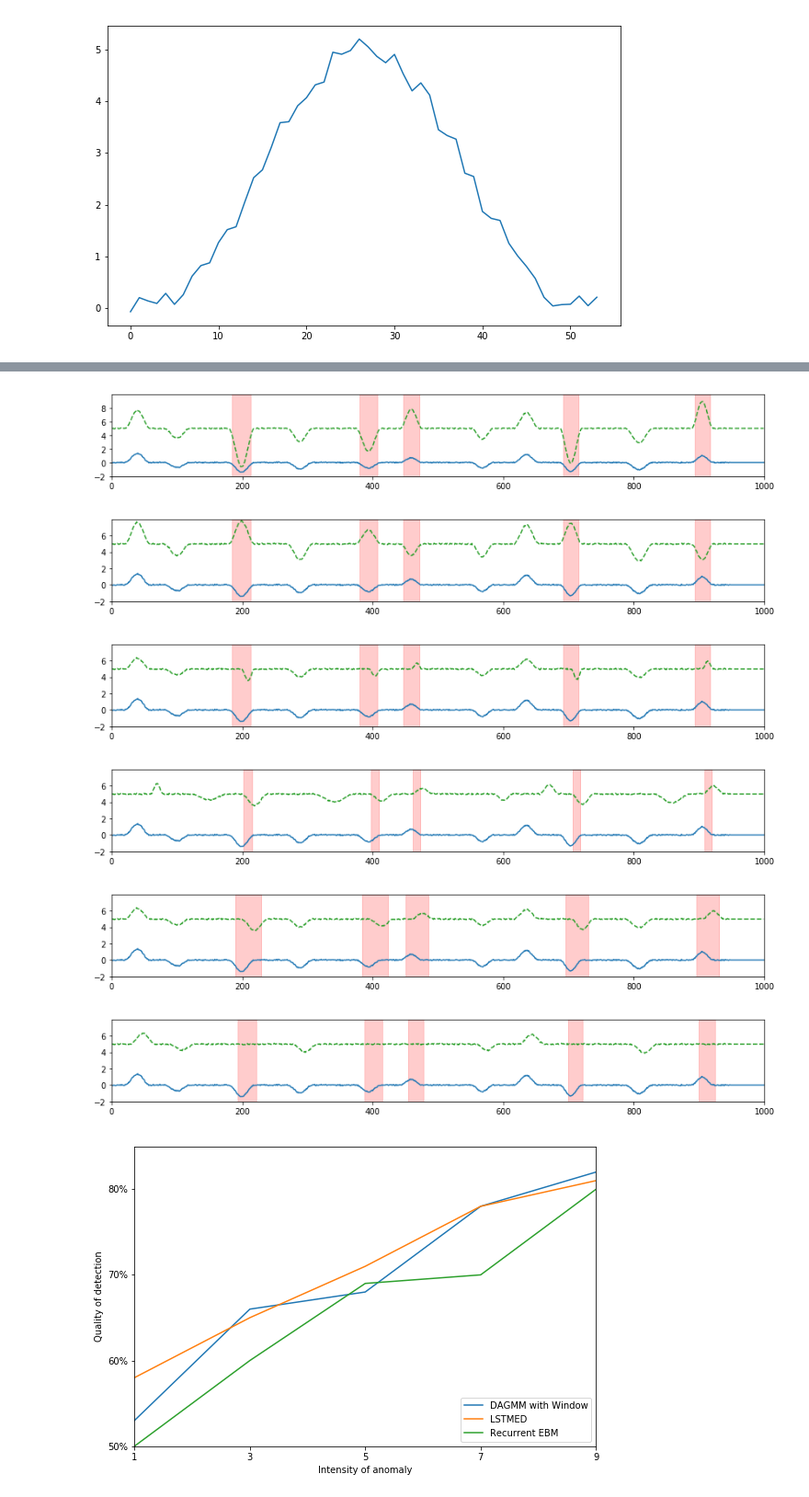
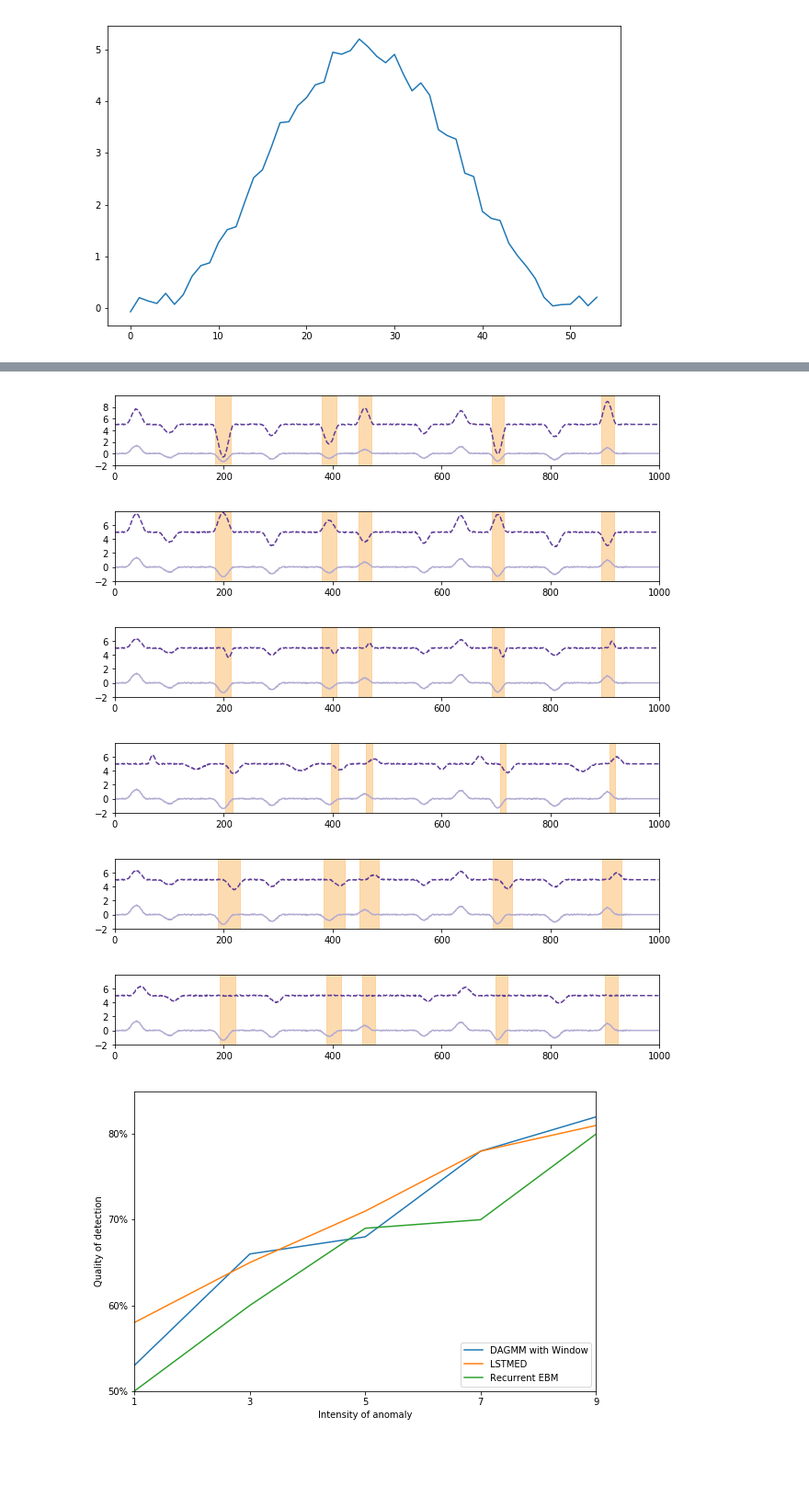
Before and after one commit to KDD-OpenSource/DeepADoTS, a Jupyter notebook: notebooks/3.0-tk-data-generation.ipynb, the cells around one changed output, grey strips where cells are left out. Shown at 92% size. Saved outputs shown, nothing was run; the diff lists cells and outputs as text; code cells hidden in the pictures; blank space fills up the shorter version.

```diff
--- a/notebooks/3.0-tk-data-generation.ipynb
+++ b/notebooks/3.0-tk-data-generation.ipynb
@@ -53,51 +50,57 @@ fig.savefig('fixed-xor-labelling.pdf')
+# %%
+COLOR_DIM1 = '#b2abd2'  # lightblue
+COLOR_DIM2 = '#5e3c99'  # darkblue / purple
+COLOR_ANOM = '#fdb863'  # lightorange
+ALPHA_ANOM = 0.5
 # %%
 random_seed = 55
 
 def plot_dataset(X_train, X_test, y_test, title, show_legend=False):
-    fig, ax = plt.subplots(1, 1, figsize=(12, 2))
+    fig, ax = plt.subplots(1, 1, figsize=(9, 1.6))
     # X_train.rename(columns={0: 'Dimension 1', 1: 'Dimension 2'}).plot(ax=axes[0], legend=show_legend)
-    X_test[0].plot(ax=ax, legend=show_legend, color='C0', linestyle='-')
-    X_test[1].plot(ax=ax, legend=show_legend, color='C2', linestyle='--')
     ax.set_xlim((0, 1000))
     # Same range for all plots (avoid outside of range values)
     ax.set_ylim((-2, max(8, math.ceil(max(X_test[1] + 0.1)))))
     ax.set_yticks(np.arange(-2, ax.get_ylim()[1], 2))
 #     axes[0].set_ylim((-5, 6))
 #     axes[1].set_ylim((-5, 6))
 
     starts = np.arange(0, len(y_test))[(y_test == 1) & (y_test.shift(1) == 0)]
     ends = np.arange(0, len(y_test))[(y_test == 1) & (y_test.shift(-1) == 0)]
     for start_idx, end_idx in zip(starts, ends):
-        ax.axvspan(start_idx, end_idx, alpha=0.2, color='red')
+        ax.axvspan(start_idx, end_idx, alpha=ALPHA_ANOM, color=COLOR_ANOM)
+
+    X_test[0].plot(ax=ax, legend=show_legend, color=COLOR_DIM1, linestyle='-')
+    X_test[1].plot(ax=ax, legend=show_legend, color=COLOR_DIM2, linestyle='--')
 
     fig.tight_layout()
 
     # Avoid overlapping title and axis labels
     fig.subplots_adjust(top=0.9, hspace=0.7)
     fig.savefig(f'Multivariate-Dataset-{title}.pdf')
     # fig.suptitle(rf'Multivariate dataset: ${title}$')
 
 def generate_and_plot_dataset(dim2_name):
     dataset = MultivariateAnomalyFunction.get_multivariate_dataset(
         length=1000, method=dim2_name, values_range=(0, 5), test_pollution=0.4,
         random_seed=random_seed,
     )
     X_train, y_train, X_test, y_test = dataset.data()
     plot_dataset(X_train, X_test, y_test, dim2_name)
 
 generate_and_plot_dataset('doubled')
 generate_and_plot_dataset('inversed')
 generate_and_plot_dataset('shrinked')
 generate_and_plot_dataset('xor')
 generate_and_plot_dataset('delayed')
 generate_and_plot_dataset('delayed_missing')
 # %% [output]
-[figure, old version]
+[figure, new version]
-[figure, old version]
+[figure, new version]
-[figure, old version]
+[figure, new version]
-[figure, old version]
+[figure, new version]
-[figure, old version]
+[figure, new version]
-[figure, old version]
+[figure, new version]
 # %%
 labels = ['DAGMM with Window', 'LSTMED', 'Recurrent EBM']
 data = [
```
Also changed, not shown: parts of 2 cells of this notebook, 5 other files.
